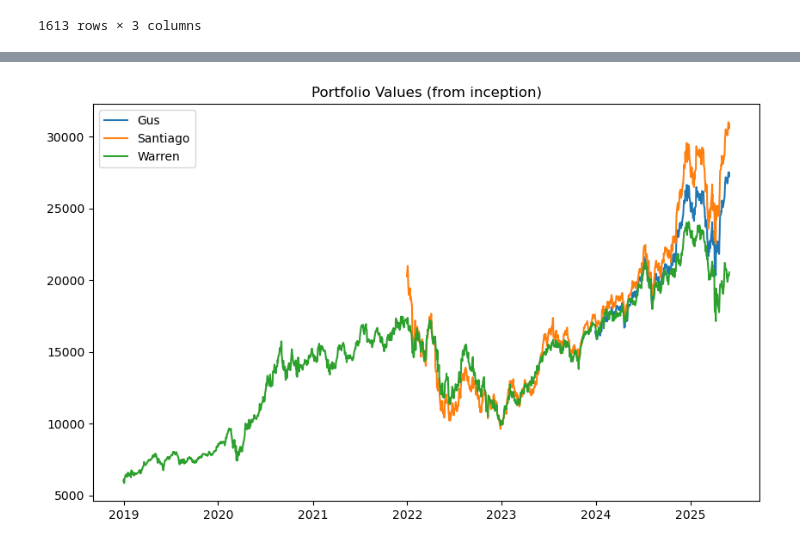
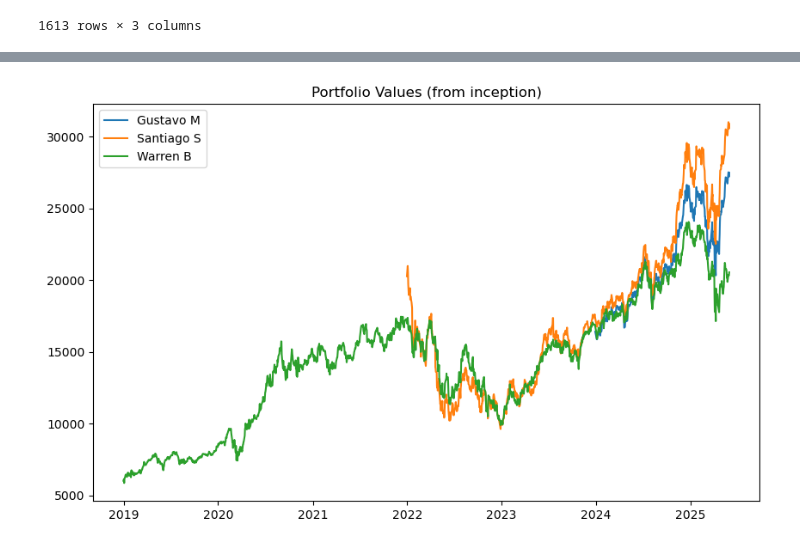
Before and after one commit to santiago20342/python-coruse, a Jupyter notebook: Projects/backtester/test.ipynb, the cells around one changed output, grey strips where cells are left out. Saved outputs shown, nothing was run; the diff lists cells and outputs as text; code cells hidden in the pictures.

```diff
--- a/Projects/backtester/test.ipynb
+++ b/Projects/backtester/test.ipynb
@@ -484,12 +485,12 @@ capgain_df
 # %%
 import matplotlib.pyplot as plt
 
 plt.figure(figsize=(10,6))
-plt.plot(val_g.index, val_g['Total_Value'], label='Gus')
-plt.plot(val_s.index, val_s['Total_Value'], label='Santiago')
-plt.plot(val_w.index, val_w['Total_Value'], label='Warren')
+plt.plot(portfolio_g.portfolio_value.index, portfolio_g.portfolio_value['Total_Value'], label=portfolio_g.full_name)
+plt.plot(portfolio_s.portfolio_value.index, portfolio_s.portfolio_value['Total_Value'], label=portfolio_s.full_name)
+plt.plot(portfolio_w.portfolio_value.index, portfolio_w.portfolio_value['Total_Value'], label=portfolio_w.full_name)
 plt.legend()
 plt.title("Portfolio Values (from inception)")
 plt.show()
 # %% [output]
-[figure, old version]
+[figure, new version]
```
Also changed, not shown: parts of 4 cells of this notebook, 2 other files.
